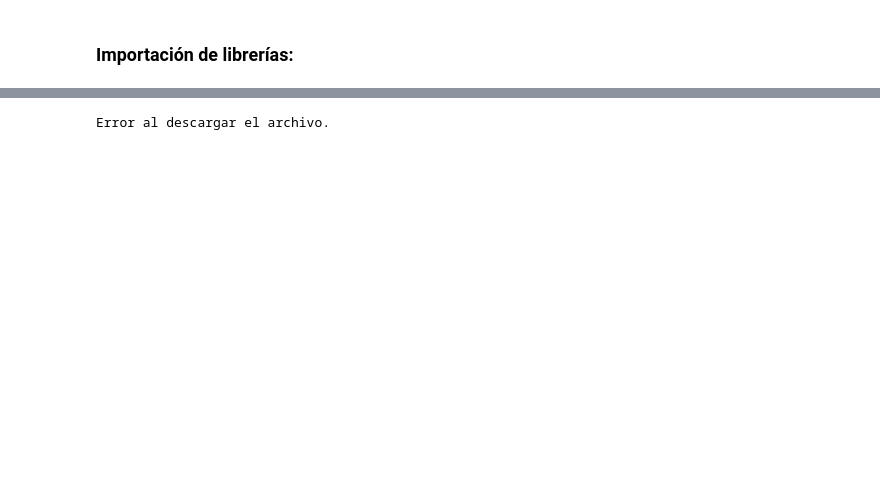
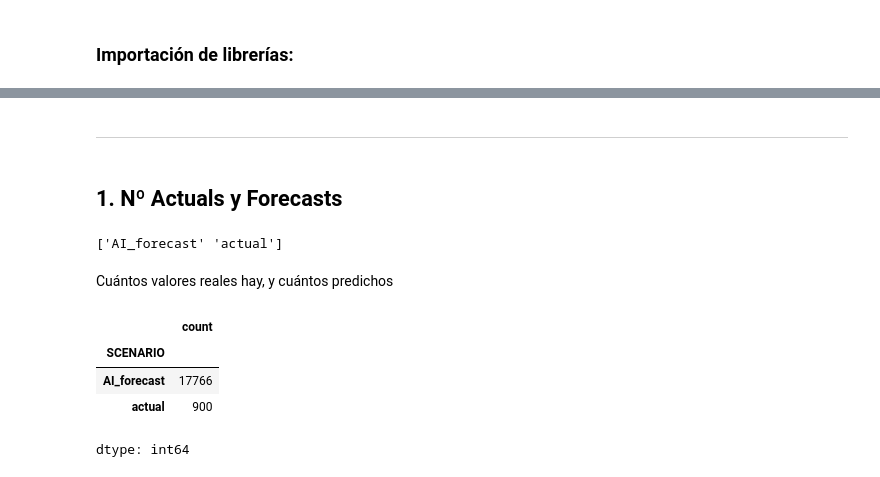
Before and after one commit to anruki/UFV_Visualizacion, a Jupyter notebook: EjerciciosClase/Ventas.ipynb, the cells around one changed output, grey strips where cells are left out. Cells and saved outputs as stored; diff of their text form; code cells hidden in the pictures; blank space fills up the shorter version.

```diff
--- a/EjerciciosClase/Ventas.ipynb
+++ b/EjerciciosClase/Ventas.ipynb
@@ -29,20 +80,22 @@ Cuando haces una predicción, ej: estás en enero:
 5.  Forecasts distintos
-# %%
-# URL del archivo CSV en GitHub
-url = "https://github.com/anruki/UFV_Visualizacion/blob/703c84e6d7d6424dd7e27fd3ebc2a47b8c29f414/EjerciciosClase/datos_ejercicio_ventas.csv"
-nombre = 'datos_ejercicios_ventas.csv'
-
-
-# Realizar la solicitud GET para obtener el contenido del archivo
-response = requests.get(url)
-
-# Verificar si la solicitud fue exitosa (código de estado 200)
-if response.status_code == 200:
-     # Guardar el contenido del archivo en un archivo local
-    with open(nombre, 'wb') as f:
-        f.write(response.content)
-    print("Archivo descargado exitosamente.")
-else:
-    print("Error al descargar el archivo.")
-# %% [output]
-Error al descargar el archivo.
+# %% [markdown]
+
+
+---
+# %% [markdown]
+## 1. Nº Actuals y Forecasts
+# %%
+scen_values = df['SCENARIO'].unique()
+print(scen_values)
+# %% [output]
+['AI_forecast' 'actual']
+# %% [markdown]
+Cuántos valores reales hay, y cuántos predichos
+# %%
+df['SCENARIO'].value_counts()
+# %% [output]
+|  | count |
+| SCENARIO |  |
+| AI_forecast | 17766 |
+| actual | 900 |
+dtype: int64
```
Also changed, not shown: parts of 21 cells of this notebook.
